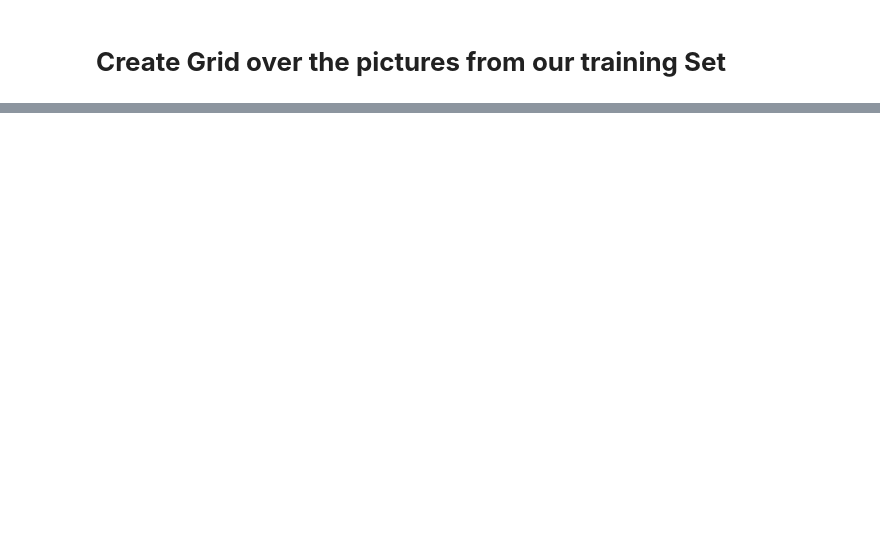
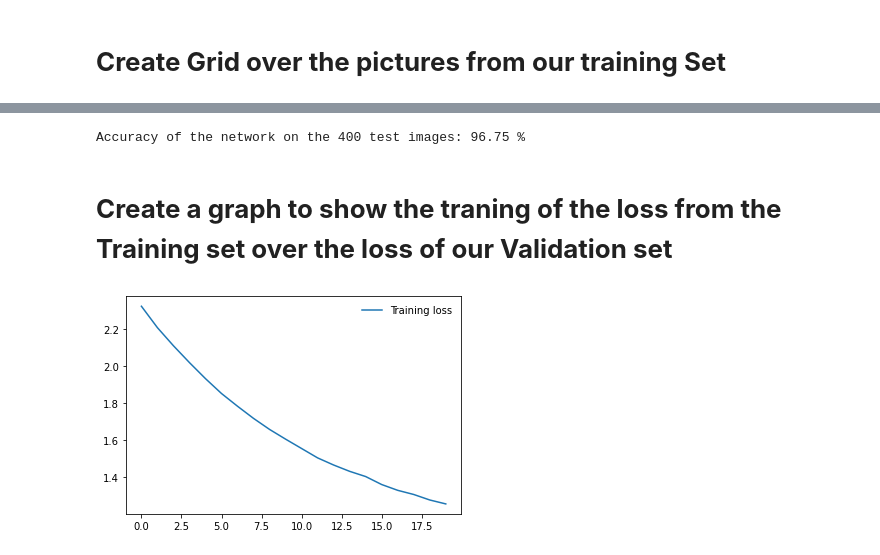
Before and after one commit to Omeritzio/Cheetah-Hyena-Jaguar-and-Tiger, a Jupyter notebook: cheetah-hyena-jaguar-and-tiger-classification.ipynb, the cells around one changed output, grey strips where cells are left out. Drawn from its saved outputs; the diff is of its cells as text; code cells hidden in the pictures; blank space fills up the shorter version.

```diff
--- a/cheetah-hyena-jaguar-and-tiger-classification.ipynb
+++ b/cheetah-hyena-jaguar-and-tiger-classification.ipynb
@@ -144 +220,25 @@ device = torch.device("cuda:0" if torch.cuda.is_available() else "cpu")
+# %%
+with torch.no_grad():
+    correct = 0
+    total = 0
+    for images, labels in dataloaders['validation']:
+        images = images.to(device)
+        labels = labels.to(device)
+        outputs = model(images)
+        _, predicted = torch.max(outputs.data, 1)
+        total += labels.size(0)
+        correct += (predicted == labels).sum().item()
+        del images, labels, outputs
+    torch.save(model, 'Omermodel.pth')
+    print('Accuracy of the network on the {} test images: {} %'.format(400, 100 * correct / total))
+# %% [output]
+Accuracy of the network on the 400 test images: 96.75 %
+# %% [markdown]
+# **Create a graph to show the traning of the loss from the Training set over the loss of our Validation set**
+# %%
+plt.plot(train_losses, label='Training loss')
+plt.legend(frameon=False)
+plt.show()
+# %% [output]
+[figure, added]
 # %%
```
Also changed, not shown: parts of 53 cells of this notebook.
